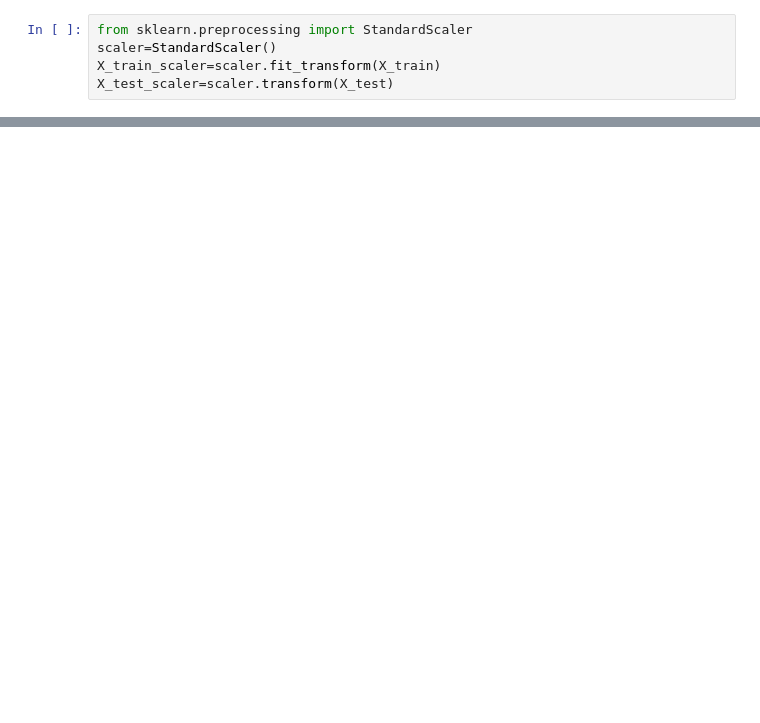
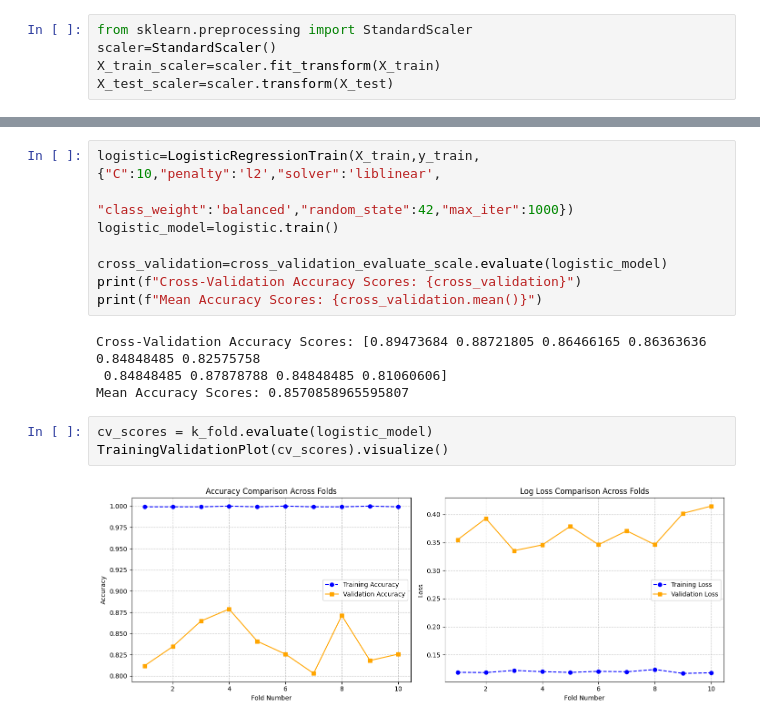
Before and after one commit to amjadAwad95/sentiment-analysis, a Jupyter notebook: main.ipynb, the cells around one changed output, grey strips where cells are left out. Saved outputs shown, nothing was run; the diff lists cells and outputs as text; blank space fills up the shorter version.

```diff
--- a/main.ipynb
+++ b/main.ipynb
@@ -823,0 +963,17 @@ print({
+# %%
+logistic=LogisticRegressionTrain(X_train,y_train,{"C":10,"penalty":'l2',"solver":'liblinear',
+                                                        "class_weight":'balanced',"random_state":42,"max_iter":1000})
+logistic_model=logistic.train()
+
+cross_validation=cross_validation_evaluate_scale.evaluate(logistic_model)
+print(f"Cross-Validation Accuracy Scores: {cross_validation}")
+print(f"Mean Accuracy Scores: {cross_validation.mean()}")
+# %% [output]
+Cross-Validation Accuracy Scores: [0.89473684 0.88721805 0.86466165 0.86363636 0.84848485 0.82575758
+ 0.84848485 0.87878788 0.84848485 0.81060606]
+Mean Accuracy Scores: 0.8570858965595807
+# %%
+cv_scores = k_fold.evaluate(logistic_model)
+TrainingValidationPlot(cv_scores).visualize()
+# %% [output]
+[figure, added]
```
Also changed, not shown: parts of 30 cells of this notebook.
